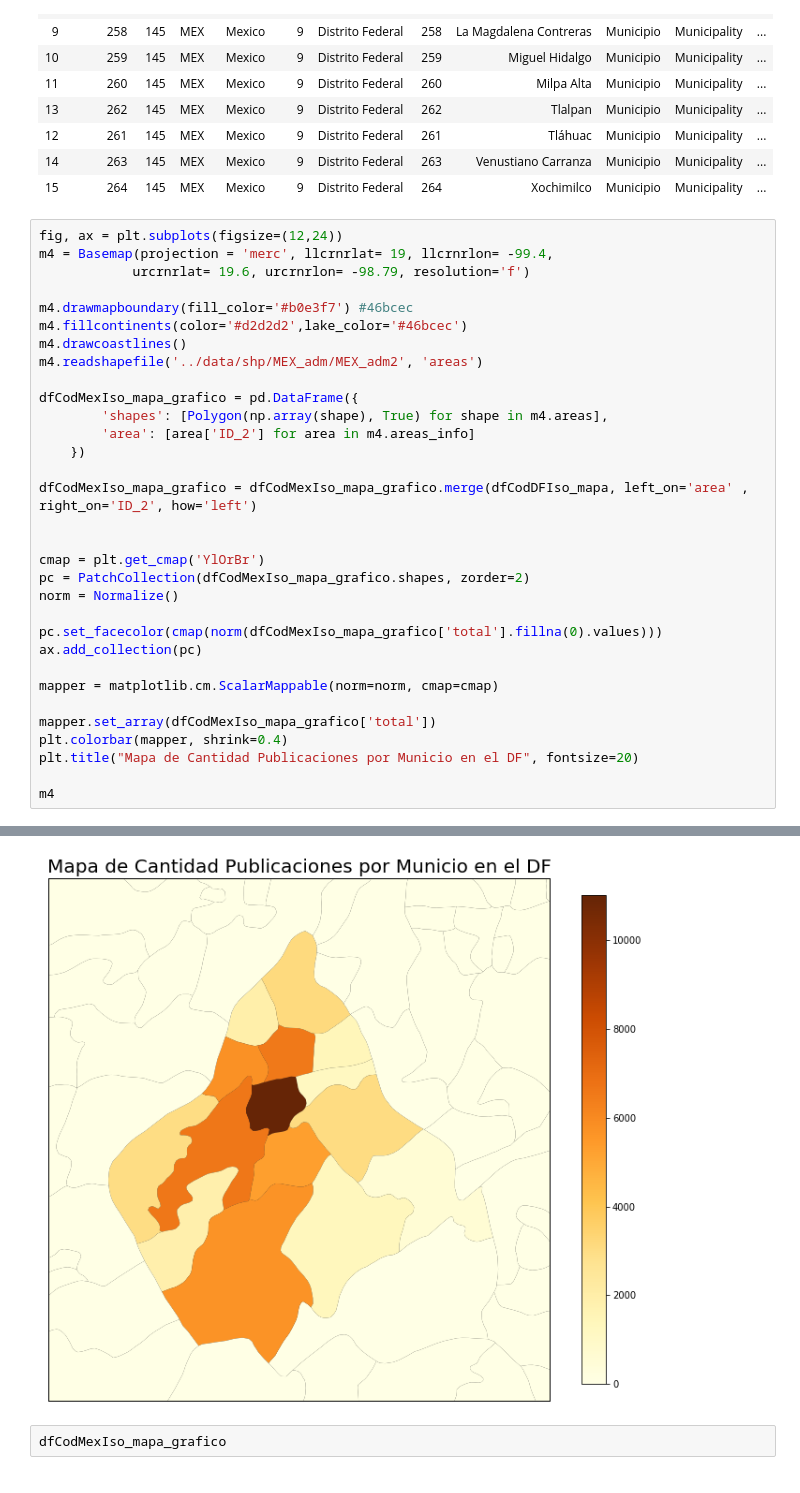
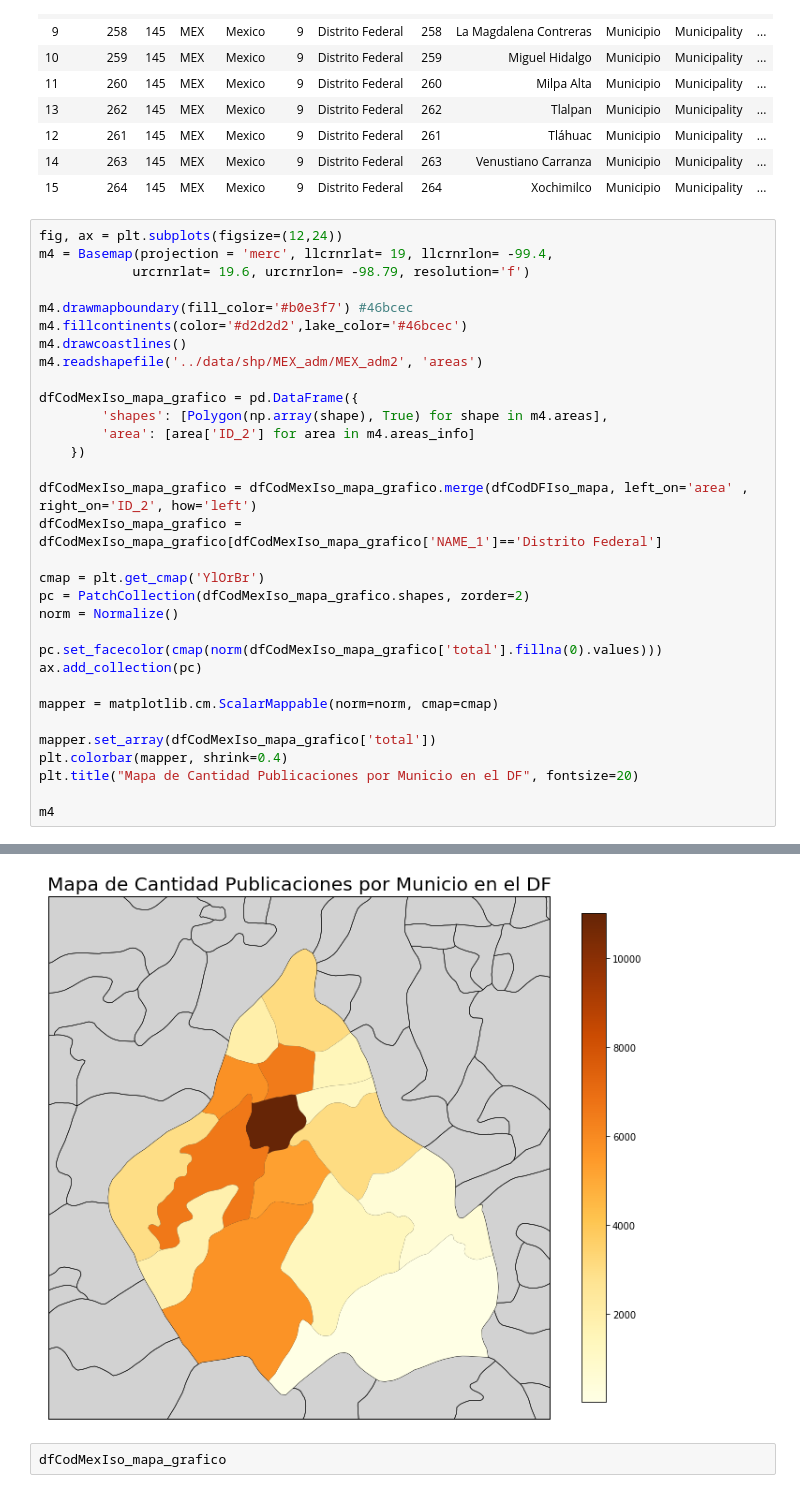
Before and after one commit to cessar5/7506_20192C, a Jupyter notebook: tp1.ipynb, the cells around one changed output, grey strips where cells are left out. Saved outputs shown, nothing was run; the diff lists cells and outputs as text.

```diff
--- a/tp1.ipynb
+++ b/tp1.ipynb
@@ -1565,35 +1566,35 @@ m4 = Basemap(projection = 'merc', llcrnrlat= 19, llcrnrlon= -99.4,
             urcrnrlat= 19.6, urcrnrlon= -98.79, resolution='f')
 
 m4.drawmapboundary(fill_color='#b0e3f7') #46bcec
 m4.fillcontinents(color='#d2d2d2',lake_color='#46bcec')
 m4.drawcoastlines()
 m4.readshapefile('../data/shp/MEX_adm/MEX_adm2', 'areas')
 
 dfCodMexIso_mapa_grafico = pd.DataFrame({
         'shapes': [Polygon(np.array(shape), True) for shape in m4.areas],
         'area': [area['ID_2'] for area in m4.areas_info]
     })
 
 dfCodMexIso_mapa_grafico = dfCodMexIso_mapa_grafico.merge(dfCodDFIso_mapa, left_on='area' , right_on='ID_2', how='left')
-
+dfCodMexIso_mapa_grafico = dfCodMexIso_mapa_grafico[dfCodMexIso_mapa_grafico['NAME_1']=='Distrito Federal']
 
 cmap = plt.get_cmap('YlOrBr')
 pc = PatchCollection(dfCodMexIso_mapa_grafico.shapes, zorder=2)
 norm = Normalize()
 
 pc.set_facecolor(cmap(norm(dfCodMexIso_mapa_grafico['total'].fillna(0).values)))
 ax.add_collection(pc)
 
 mapper = matplotlib.cm.ScalarMappable(norm=norm, cmap=cmap)
 
 mapper.set_array(dfCodMexIso_mapa_grafico['total'])
 plt.colorbar(mapper, shrink=0.4)
 plt.title("Mapa de Cantidad Publicaciones por Municio en el DF", fontsize=20)
 
 m4
 # %% [output]
 <mpl_toolkits.basemap.Basemap at 0x...>
-[figure, old version]
+[figure, new version]
 # %%
 dfCodMexIso_mapa_grafico
 # %% [output]
```
Also changed, not shown: parts of 4 cells of this notebook.
